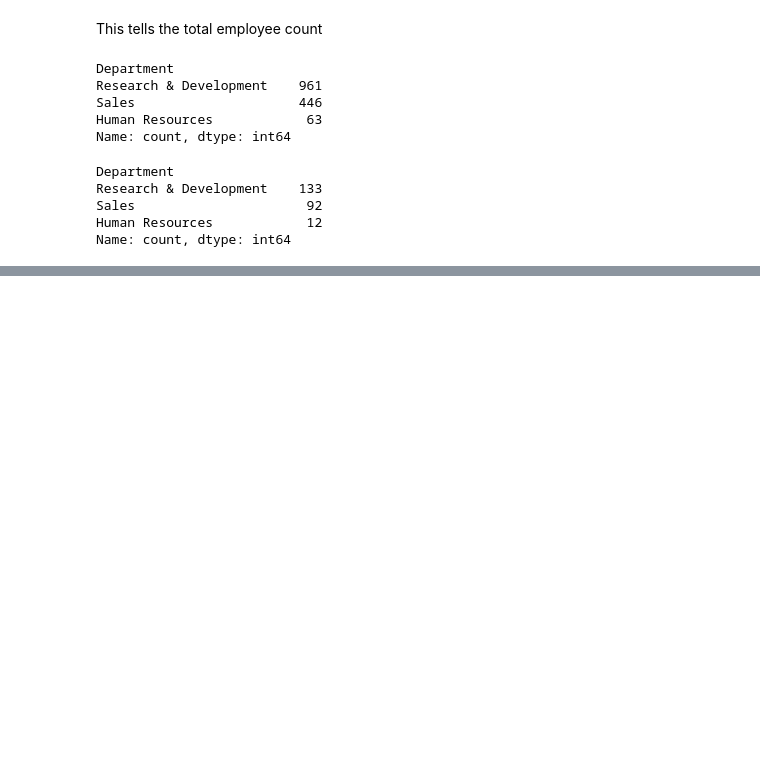
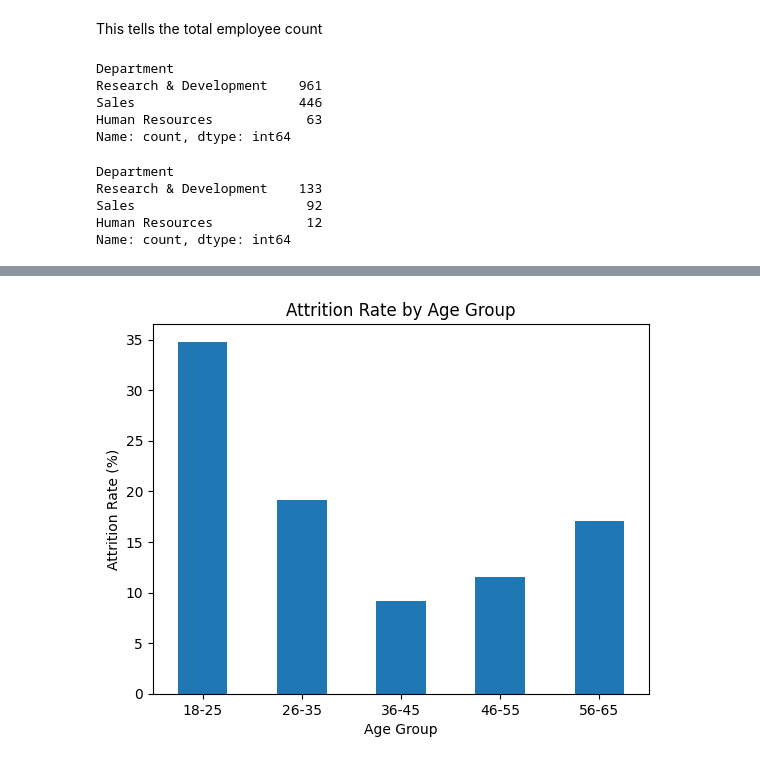
Before and after one commit to VedantGautam-02/HR-Employee-Attrition-Analysis, a Jupyter notebook: Data/HR_Employee_Attrition_Analysis.ipynb, the cells around one changed output, grey strips where cells are left out. Saved outputs shown, nothing was run; the diff lists cells and outputs as text; code cells hidden in the pictures; blank space fills up the shorter version.

```diff
--- a/Data/HR_Employee_Attrition_Analysis.ipynb
+++ b/Data/HR_Employee_Attrition_Analysis.ipynb
@@ -234,0 +379,9 @@ Name: count, dtype: int64
+# %%
+df["Age_Group"] = pd.cut(
+    df["Age"],
+    bins=[18, 25, 35, 45, 55, 65],
+    labels=["18-25", "26-35", "36-45", "46-55", "56-65"]
+)
+
+
+df["Age_Group"].value_counts().sort_index()
@@ -234,0 +396,8 @@ Name: count, dtype: int64
+# %%
+age_attrition = pd.crosstab(
+    df["Age_Group"],
+    df["Attrition"],
+    normalize= "index"
+)*100
+
+age_attrition
@@ -234,0 +412,10 @@ Name: count, dtype: int64
+# %%
+age_attrition["Yes"].plot(kind="bar")
+
+plt.title("Attrition Rate by Age Group")
+plt.xlabel("Age Group")
+plt.ylabel("Attrition Rate (%)")
+plt.xticks(rotation=0)
+plt.show()
+# %% [output]
+[figure, added]
```
Also changed, not shown: parts of 114 cells of this notebook, 1 other file.
